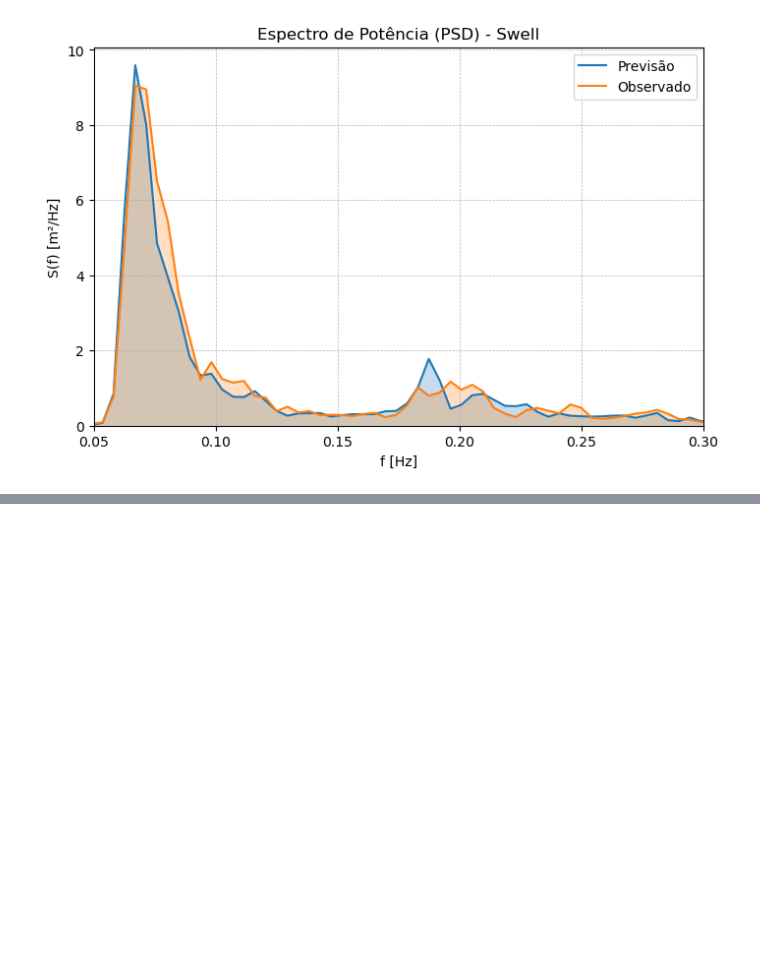
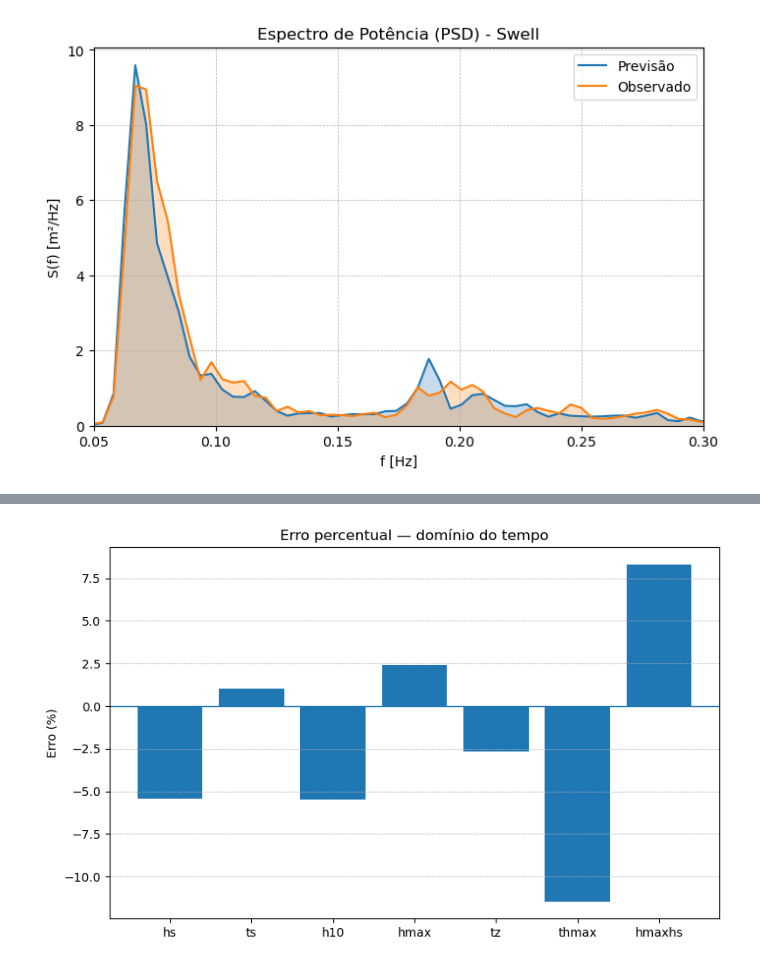
Before and after one commit to asapessoa77/sophia-wv, a Jupyter notebook: omarsat.ipynb, the cells around one changed output, grey strips where cells are left out. Cells and saved outputs as stored; diff of their text form; code cells hidden in the pictures; blank space fills up the shorter version.

Commit message:
Graficos de erro percentual

```diff
--- a/omarsat.ipynb
+++ b/omarsat.ipynb
@@ -308,0 +408,27 @@ tools.plot_power_spectrum_pair(
+# %%
+
+def bar_error_percent(obs: pd.DataFrame, prev: pd.DataFrame, cols, title: str = "Erro percentual — domínio da frequência"):
+    a = obs.iloc[0][cols].astype(float)
+    b = prev.iloc[0][cols].astype(float)
+    # evitar divisão por zero
+    eps = 1e-12
+    err = 100.0 * (b - a) / np.maximum(np.abs(a), eps)
+
+    import matplotlib.pyplot as plt
+    fig, ax = plt.subplots(figsize=(max(8, len(cols)*0.6), 5))
+    ax.bar(np.arange(len(cols)), err.to_numpy())
+    ax.set_xticks(range(len(cols)))
+    ax.set_xticklabels(cols, rotation=0)
+    ax.axhline(0, lw=1)
+    ax.set_ylabel("Erro (%)")
+    ax.set_title(title)
+    ax.grid(True, axis="y", linestyle="--", linewidth=0.5)
+    plt.tight_layout(); plt.show()
+# %%
+cols = ppt_prev.columns
+bar_error_percent(ppt_real,
+                  ppt_prev,
+                  cols,
+                  title="Erro percentual — domínio do tempo")
+# %% [output]
+[figure, added]
```
Also changed, not shown: parts of 4 cells of this notebook.
